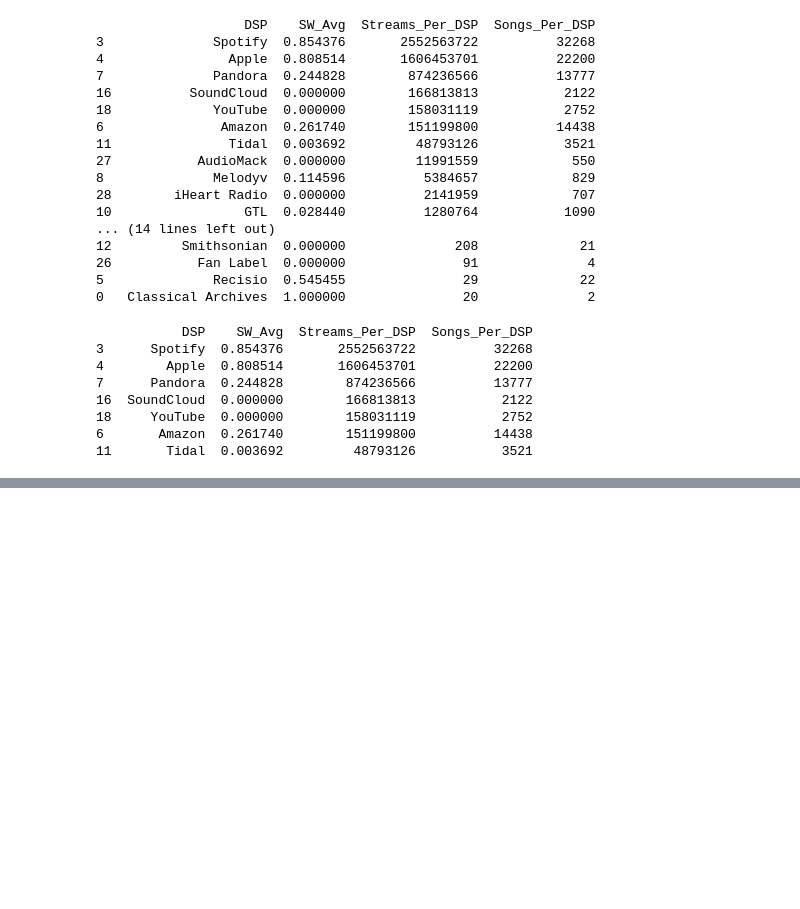
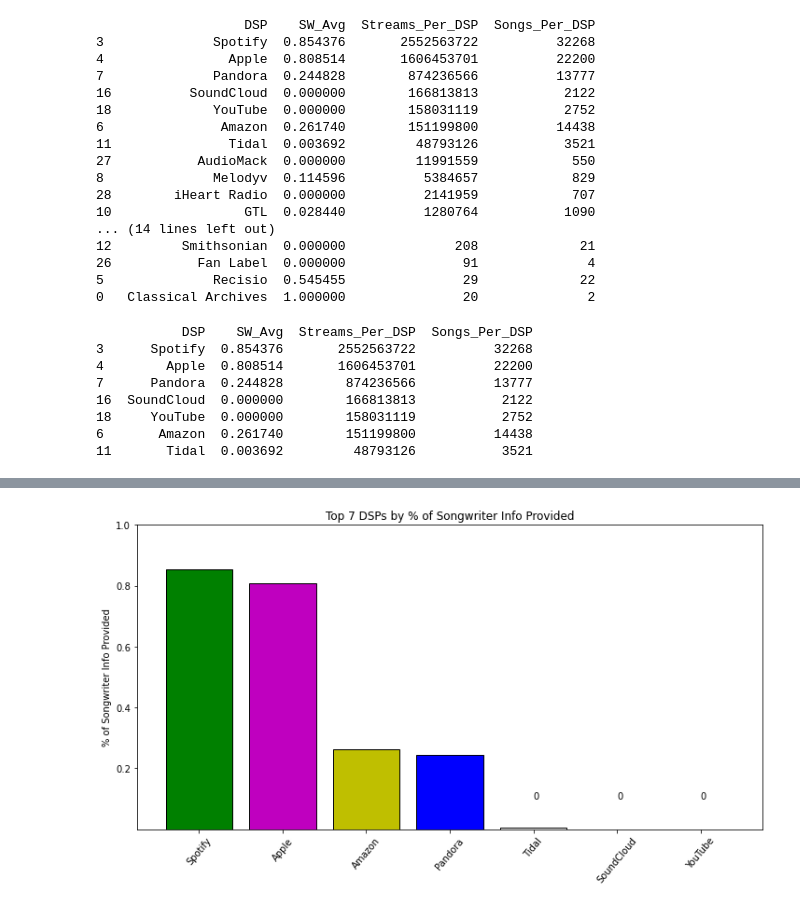
Before and after one commit to NSS-Data-Analytics-Cohort-6/mlc-project-nan-nagini, a Jupyter notebook: Notebooks/MLC_Dataset.ipynb, the cells around one changed output, grey strips where cells are left out. Cells and saved outputs as stored; diff of their text form; code cells hidden in the pictures; blank space fills up the shorter version.

```diff
--- a/Notebooks/MLC_Dataset.ipynb
+++ b/Notebooks/MLC_Dataset.ipynb
@@ -636,0 +622,3 @@ plt.title('Top 7 DSPs by Number of Songs Streamed');
+# %%
+SW_avg_df = DSP_df2.sort_values(by=['SW_Avg'], ascending=False)
+print(SW_avg_df)
@@ -636,0 +643,4 @@ plt.title('Top 7 DSPs by Number of Songs Streamed');
+# %%
+# Subset the top 7 DSPs by streams to include only those top 7 we want by SW_Avg desc
+top_7_sw = SW_avg_df.loc[SW_avg_df['DSP'].isin(['Spotify','Apple', 'Pandora', 'SoundCloud', 'YouTube', 'Amazon', 'Tidal'])]
+print(top_7_sw)
@@ -636,0 +656,13 @@ plt.title('Top 7 DSPs by Number of Songs Streamed');
+# %%
+# Plot top 7 by SW_Avg
+plt.figure(figsize=(12, 6))
+plt.bar(top_7_sw.DSP, top_7_sw.SW_Avg, color=['g', 'm', 'y', 'b', '1', 'orange', 'r'], edgecolor='black')
+plt.ylabel('% of Songwriter Info Provided')
+plt.xticks(rotation = 50)
+plt.yticks([0.2, 0.4, 0.6, 0.8, 1.0])
+plt.text('YouTube', 0.1, '0')
+plt.text('SoundCloud', 0.1, '0')
+plt.text('Tidal', 0.1, '0')
+plt.title('Top 7 DSPs by % of Songwriter Info Provided');
+# %% [output]
+[figure, added]
```
Also changed, not shown: parts of 25 cells of this notebook.
